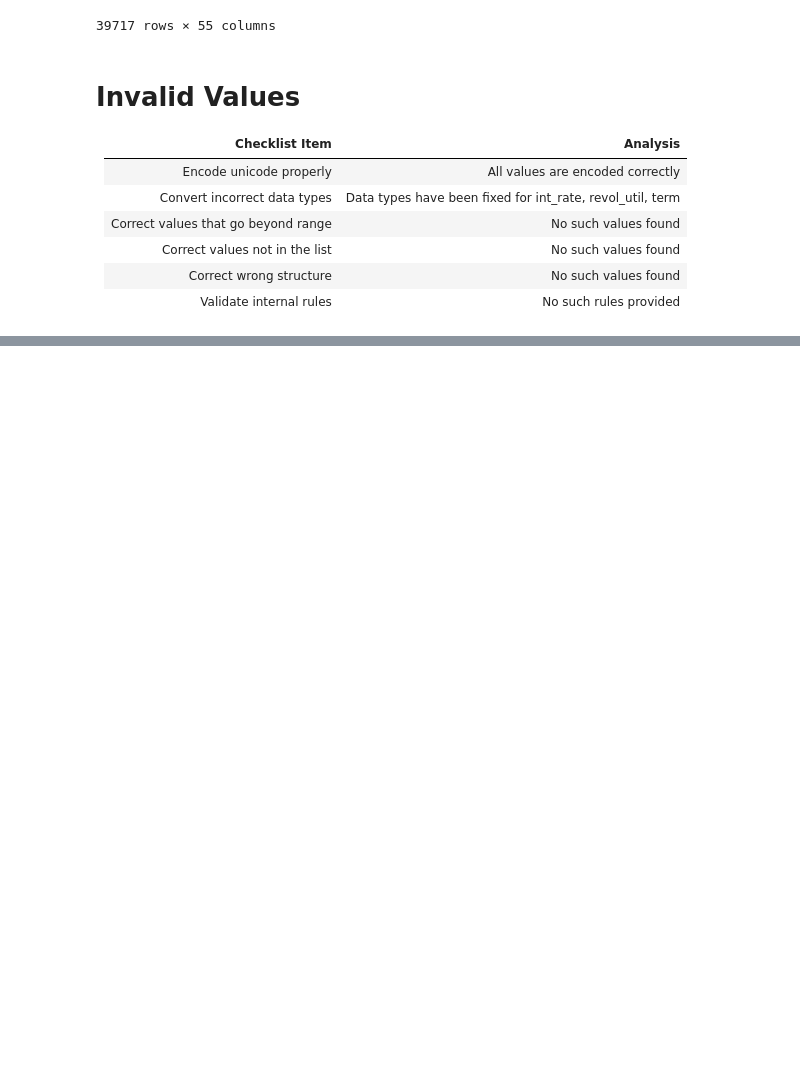
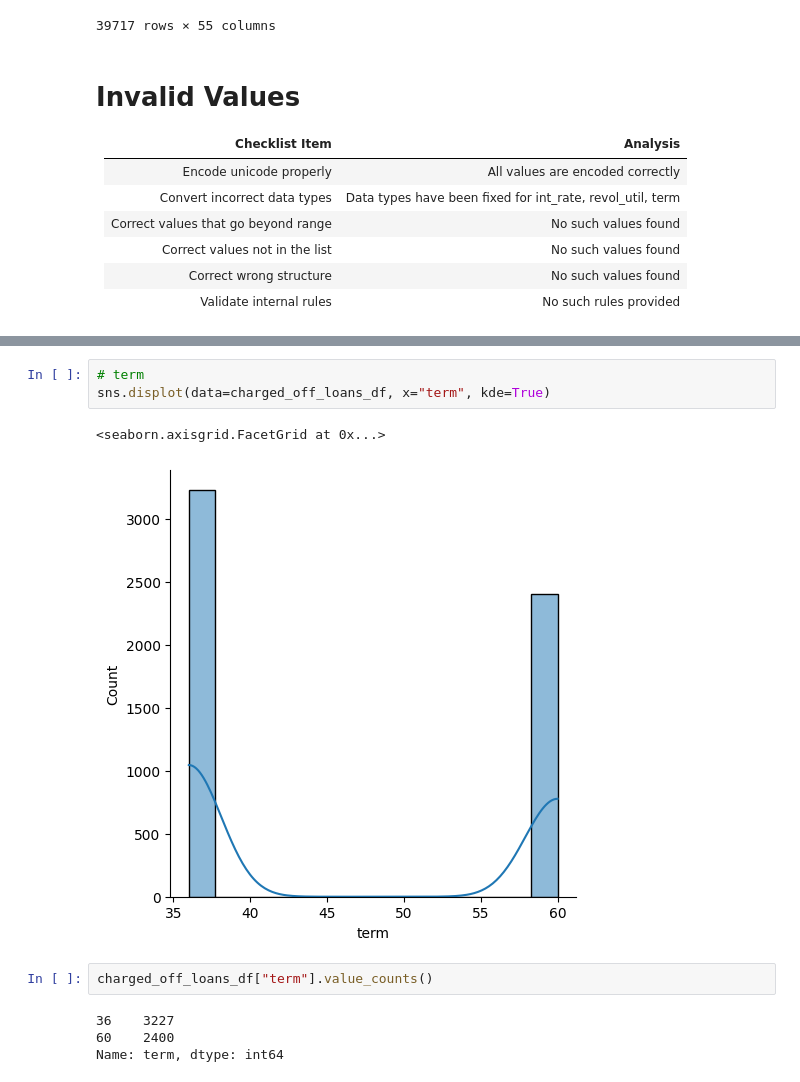
Before and after one commit to udaykirankavaturu/lending-club-case-study, a Jupyter notebook: uday_kiran_kavaturu.ipynb, the cells around one changed output, grey strips where cells are left out. Cells and saved outputs as stored; diff of their text form; blank space fills up the shorter version.

```diff
--- a/uday_kiran_kavaturu.ipynb
+++ b/uday_kiran_kavaturu.ipynb
@@ -201,0 +244,12 @@ df.round({'funded_amnt_inv': 2, 'total_pymnt':2, 'total_rec_late_fee':2, 'total_
+# %%
+# term
+sns.displot(data=charged_off_loans_df, x="term", kde=True)
+# %% [output]
+<seaborn.axisgrid.FacetGrid at 0x...>
+[figure, added]
+# %%
+charged_off_loans_df["term"].value_counts()
+# %% [output]
+36    3227
+60    2400
+Name: term, dtype: int64
```
Also changed, not shown: parts of 13 cells of this notebook, 1 other file.
